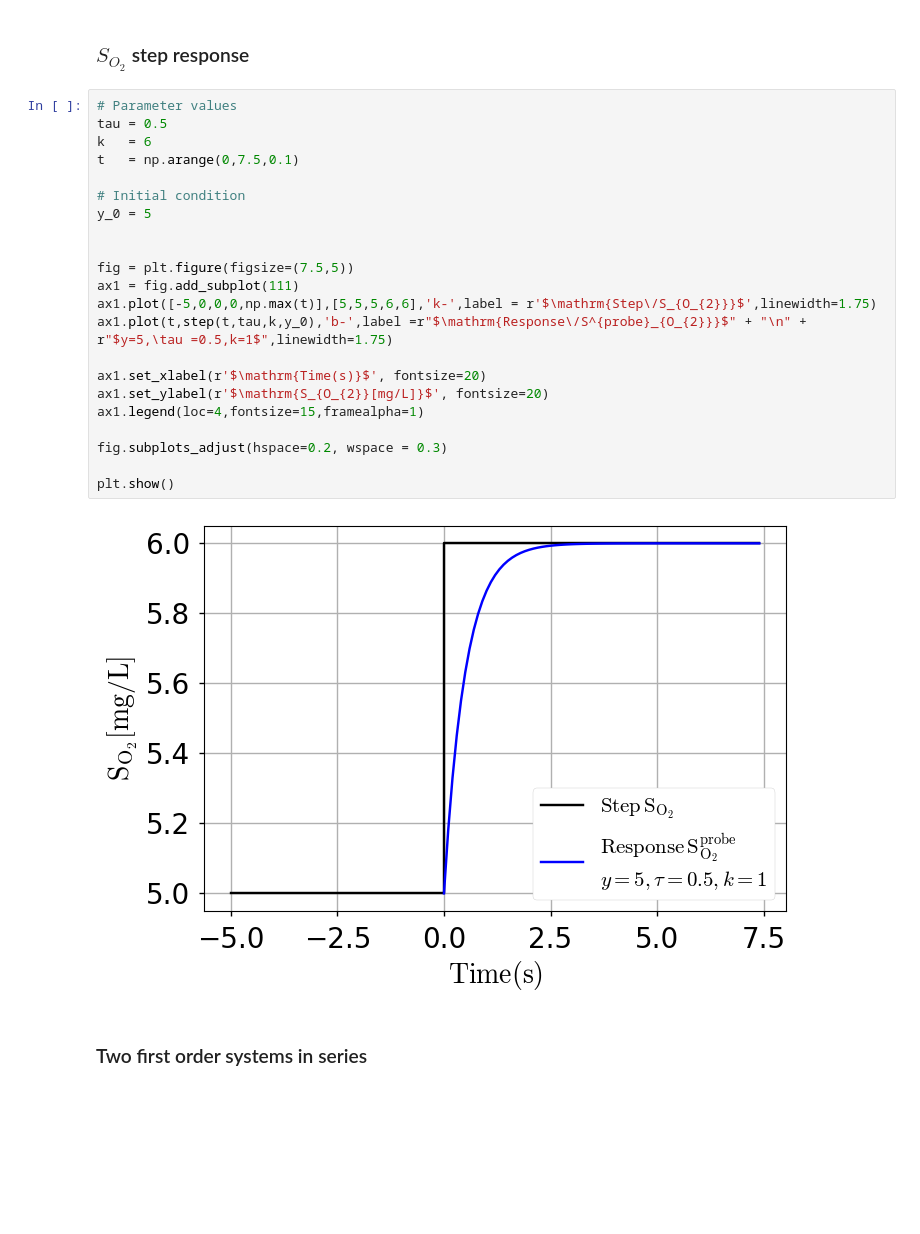
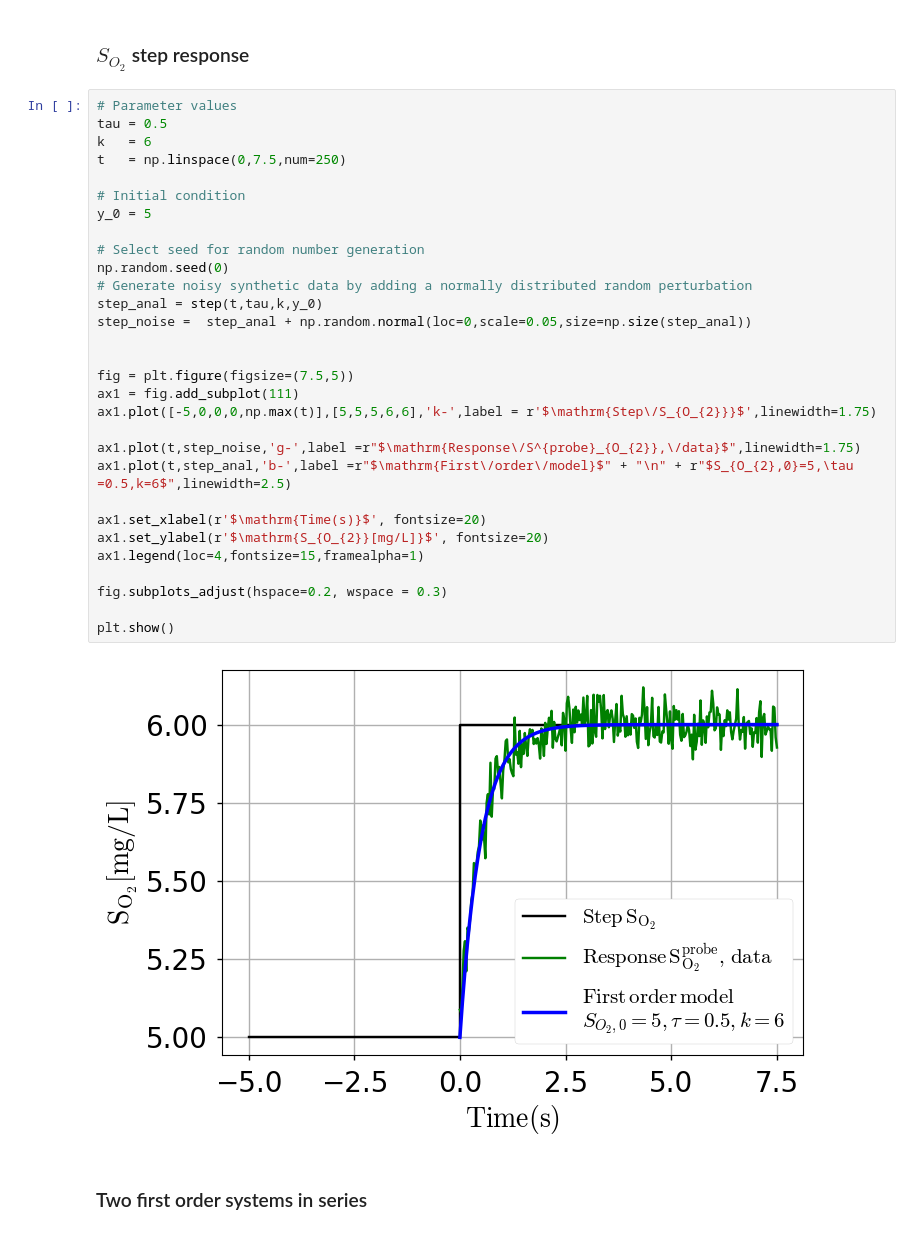
Before and after one commit to davidfernand/modsim_demos, a Jupyter notebook: notebooks/Chapter_4_Dynamics/First_order_responses.ipynb, the cells around one changed output. Saved outputs shown, nothing was run; the diff lists cells and outputs as text; blank space fills up the shorter version.

Commit message:
update SO2 probe figure with noisy data

```diff
--- a/notebooks/Chapter_4_Dynamics/First_order_responses.ipynb
+++ b/notebooks/Chapter_4_Dynamics/First_order_responses.ipynb
@@ -120,27 +120,35 @@ plt.show()
 # %%
 # Parameter values
 tau = 0.5
 k   = 6
-t   = np.arange(0,7.5,0.1)
+t   = np.linspace(0,7.5,num=250)
 
 # Initial condition
 y_0 = 5
+
+# Select seed for random number generation
+np.random.seed(0)
+# Generate noisy synthetic data by adding a normally distributed random perturbation
+step_anal = step(t,tau,k,y_0)
+step_noise =  step_anal + np.random.normal(loc=0,scale=0.05,size=np.size(step_anal))
 
 
 fig = plt.figure(figsize=(7.5,5))
 ax1 = fig.add_subplot(111)
 ax1.plot([-5,0,0,0,np.max(t)],[5,5,5,6,6],'k-',label = r'$\mathrm{Step\/S_{O_{2}}}$',linewidth=1.75)
-ax1.plot(t,step(t,tau,k,y_0),'b-',label =r"$\mathrm{Response\/S^{probe}_{O_{2}}}$" + "\n" + r"$y=5,\tau =0.5,k=1$",linewidth=1.75)
+
+ax1.plot(t,step_noise,'g-',label =r"$\mathrm{Response\/S^{probe}_{O_{2}},\/data}$",linewidth=1.75)
+ax1.plot(t,step_anal,'b-',label =r"$\mathrm{First\/order\/model}$" + "\n" + r"$S_{O_{2},0}=5,\tau =0.5,k=6$",linewidth=2.5)
 
 ax1.set_xlabel(r'$\mathrm{Time(s)}$', fontsize=20)
 ax1.set_ylabel(r'$\mathrm{S_{O_{2}}[mg/L]}$', fontsize=20)
 ax1.legend(loc=4,fontsize=15,framealpha=1)
 
 fig.subplots_adjust(hspace=0.2, wspace = 0.3)
 
 plt.show()
 # %% [output]
-[figure, old version]
+[figure, new version]
 # %% [markdown]
 ### Two first order systems in series
 # %%
```
